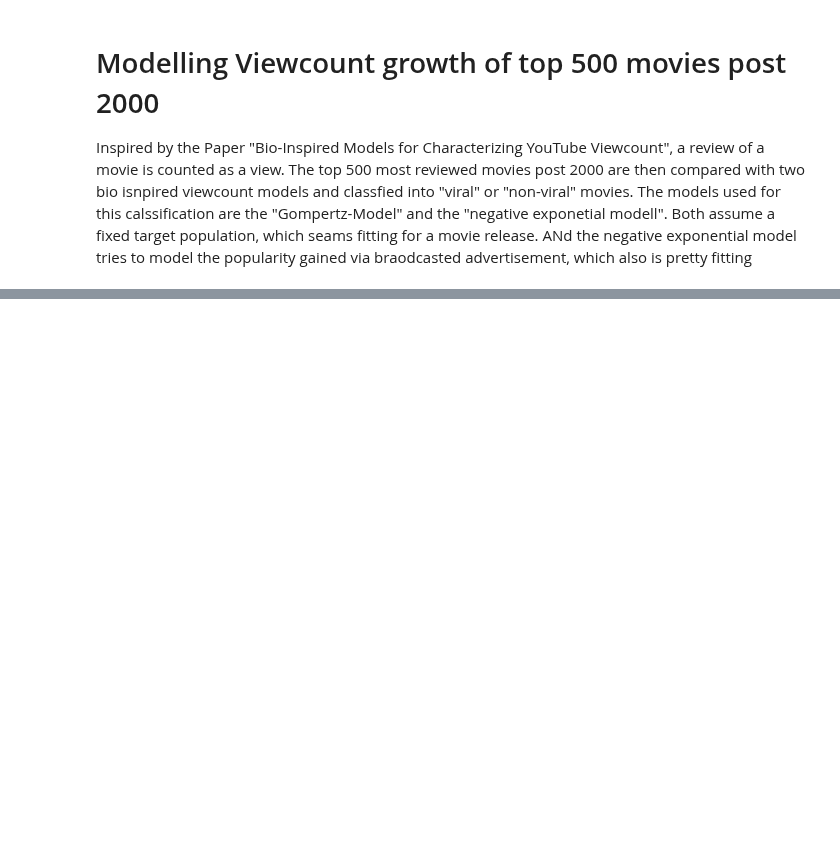
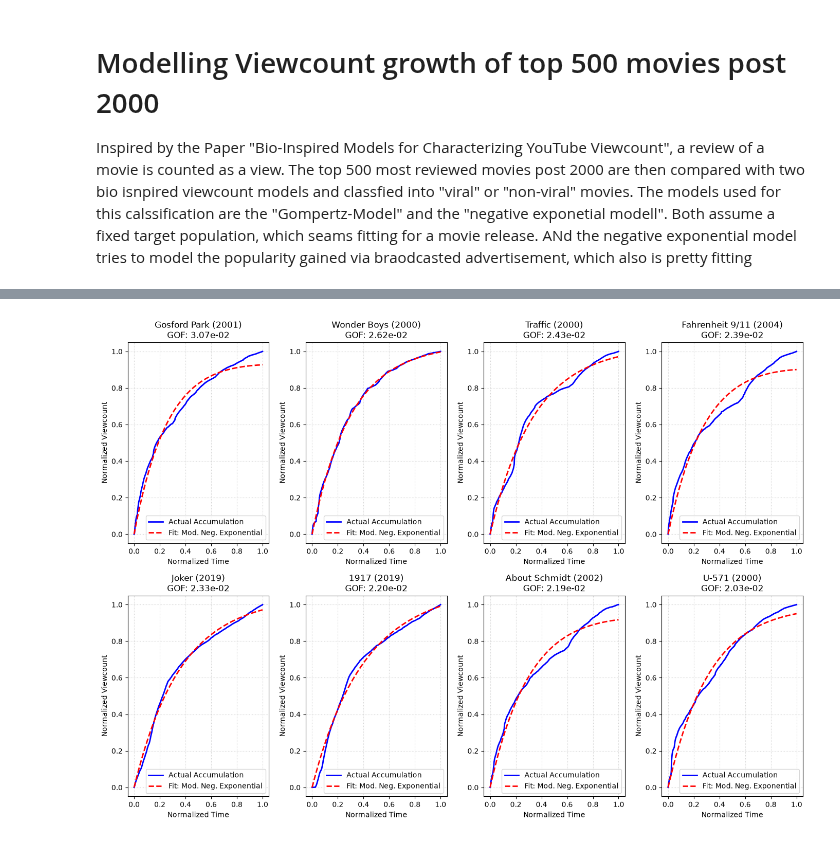
Before and after one commit to beemir/analysis-labs, a Jupyter notebook: project/accumulated_watch_patterns/project.ipynb, the cells around one changed output, grey strips where cells are left out. Drawn from its saved outputs; the diff is of its cells as text; code cells hidden in the pictures; blank space fills up the shorter version.

```diff
--- a/project/accumulated_watch_patterns/project.ipynb
+++ b/project/accumulated_watch_patterns/project.ipynb
@@ -5,6 +5,8 @@ Inspired by the Paper "Bio-Inspired Models for Characterizing YouTube Viewcount"
 # %%
 import pandas as pd
 import numpy as np
+
+TOP_N = 500
 # %%
 movies_dtype = {
     "movieId": "int32",
@@ -23,16 +25,17 @@ ratings_df = pd.read_csv("./../data/ml-latest/ratings.csv", dtype=ratings_dtype)
 
 # Fill in release year based on regex from title as col
 movies_df["year"] = movies_df["title"].str.extract(r"\((\d{4})\)").astype("Int64")
+recent_movies = movies_df[movies_df["year"] >= 2000].copy()
 
-post_2000_movies = movies_df[movies_df["year"] >= 2000].copy()
-post_2000_ids = post_2000_movies["movieId"]
 
+recent_movie_ids = recent_movies["movieId"]
 review_counts = ratings_df["movieId"].value_counts()
-post_2000_review_counts = review_counts[review_counts.index.isin(post_2000_ids)]
+review_counts.head()
+recent_movie_review_counts = review_counts[review_counts.index.isin(recent_movie_ids)]
 
-top_500_movies = post_2000_review_counts.nlargest(500)
-top_500_ids = top_500_movies.index.values
+top_movie_ids = recent_movie_review_counts.nlargest(TOP_N).index.values
 
-movies_df = post_2000_movies[post_2000_movies["movieId"].isin(top_500_ids)]
-ratings_df = ratings_df[ratings_df["movieId"].isin(top_500_ids)]
+# Filter the movies
+movies_df = recent_movies[recent_movies["movieId"].isin(top_movie_ids)]
+ratings_df = ratings_df[ratings_df["movieId"].isin(top_movie_ids)]
 # %%
@@ -114,0 +170,49 @@ print(model_counts)
+# %%
+import matplotlib.pyplot as plt
+
+# 1. Filter for the two target models and get the top 4 best fits (lowest GOF)
+target_models = ["Mod. Neg. Exponential", "Mod. Gompertz"]
+top_4_movies = (df_results[df_results["best_model"].isin(target_models)]
+                .sort_values(by="GOF", ascending=False)
+                .head(8))
+
+# 2. Set up a 2x2 grid for plotting
+fig, axes = plt.subplots(2, 4, figsize=(14, 10))
+axes = axes.flatten()
+
+# 3. Iterate through the top 4 movies and plot
+for idx, (_, row) in enumerate(top_4_movies.iterrows()):
+    movie_id = row["movieId"]
+    model_name = row["best_model"]
+    title = row["title"]
+
+    # Retrieve actual data
+    data = movie_time_series[movie_id]
+    t_vals = data["t"]
+    y_vals = data["y"]
+
+    # Set the global y_first expected by your model definitions
+    global y_first
+    y_first = y_vals[0] if y_vals[0] > 0 else 1e-5
+
+    # Re-fit to get the curve parameters for plotting
+    model_func = models[model_name]
+    p0 = [1.0, 0.1]
+    popt, _ = curve_fit(model_func, t_vals, y_vals, p0=p0, method="lm")
+    y_pred = model_func(t_vals, *popt)
+
+    # Plotting
+    ax = axes[idx]
+    ax.plot(t_vals, y_vals, label="Actual Accumulation", color="blue", linewidth=2)
+    ax.plot(t_vals, y_pred, label=f"Fit: {model_name}", color="red", linestyle="--", linewidth=2)
+
+    ax.set_title(f"{title}\nGOF: {row['GOF']:.2e}")
+    ax.set_xlabel("Normalized Time")
+    ax.set_ylabel("Normalized Viewcount")
+    ax.legend()
+    ax.grid(True, linestyle=":", alpha=0.6)
+
+plt.tight_layout()
+plt.show()
+# %% [output]
+[figure, added]
```
Also changed, not shown: parts of 3 cells of this notebook.
